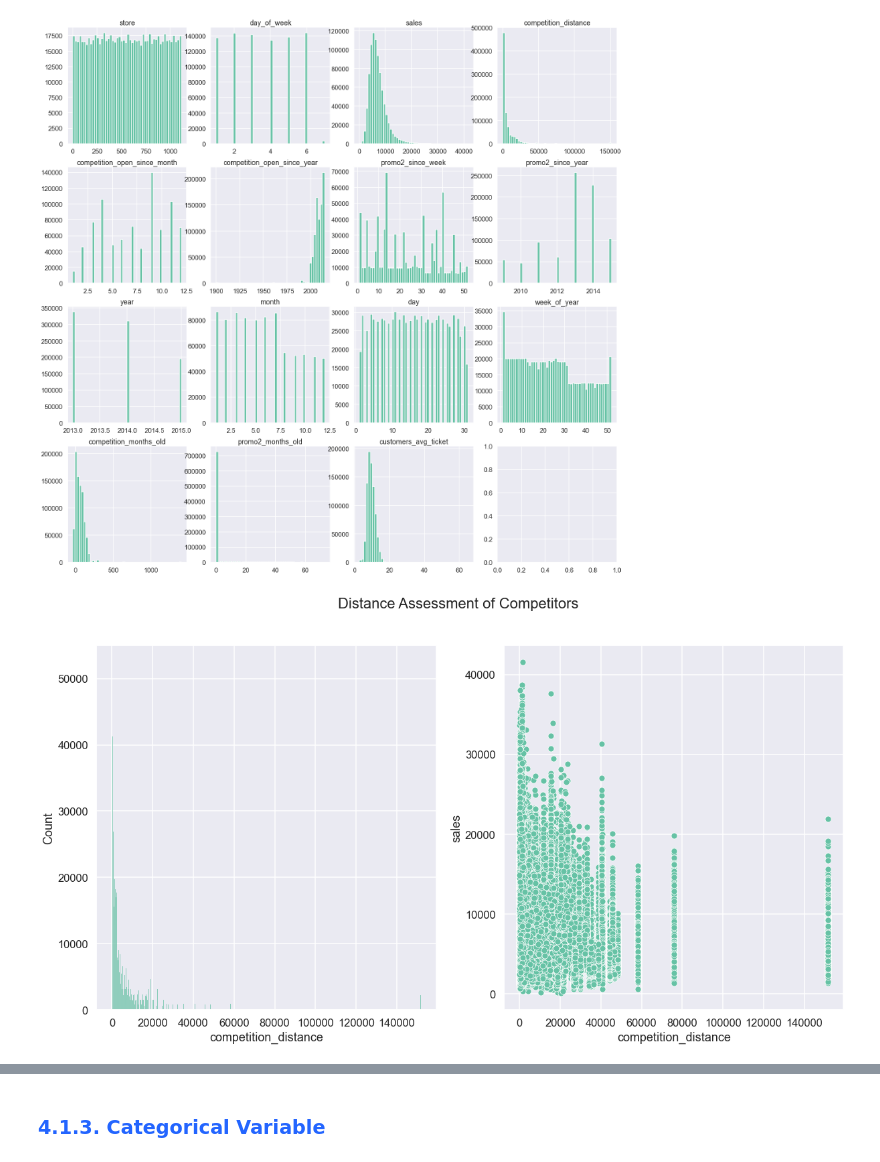
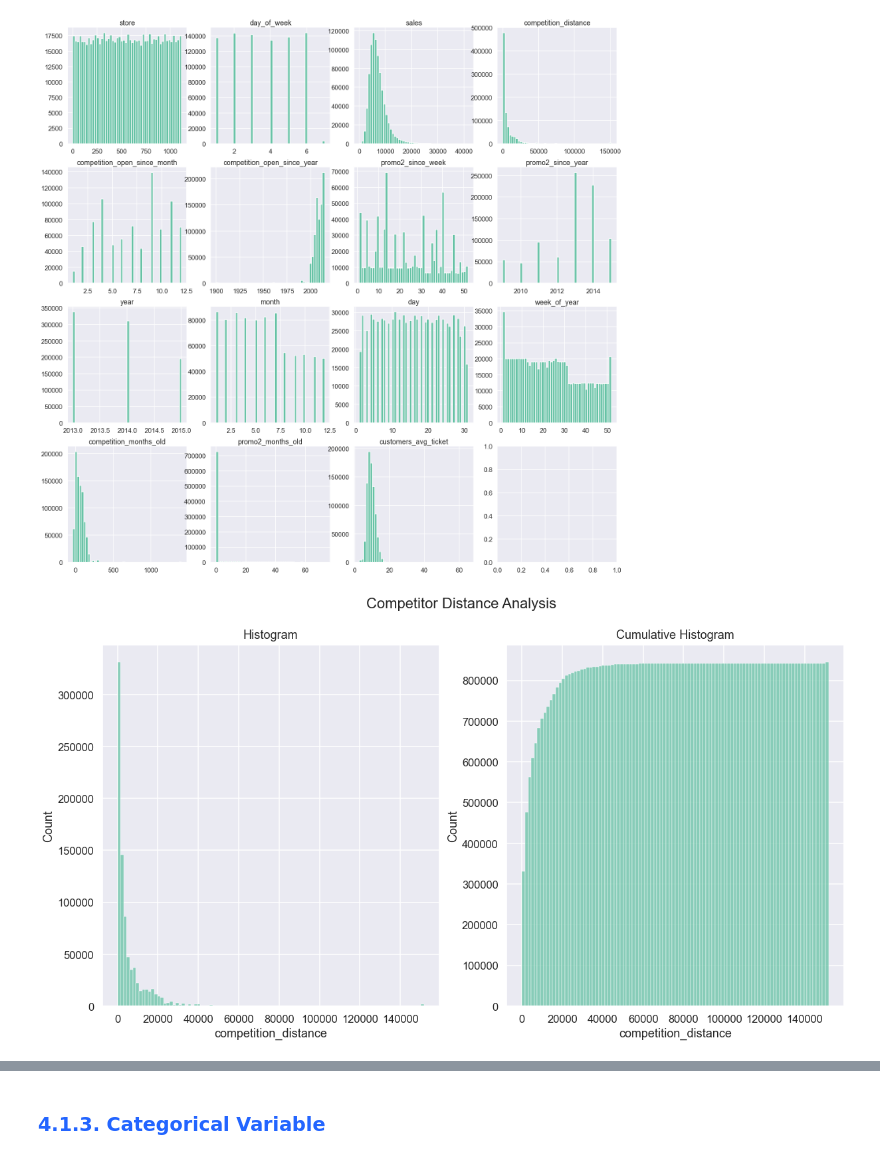
Before and after one commit to douglascpsouza/store_sales_prediction, a Jupyter notebook: notebooks/stg04_eda.ipynb, the cells around one changed output, grey strips where cells are left out. Saved outputs shown, nothing was run; the diff lists cells and outputs as text; code cells hidden in the pictures.

```diff
--- a/notebooks/stg04_eda.ipynb
+++ b/notebooks/stg04_eda.ipynb
@@ -581,21 +582,24 @@ for i in range(4):
 fig;
 # %% [output]
 [figure]
-# %%
-# competition_distance
-
-plt.figure(figsize=(20,10))
-plt.suptitle('Distance Assessment of Competitors', fontsize=22)
-
-plt.subplot(1, 2, 1)
-sns.histplot(data=df4, x='competition_distance')
-
-plt.subplot(1, 2, 2)
-sns.scatterplot(data=df4, x='competition_distance', y='sales')
-
-plt.show()
-# %% [output]
-[figure, removed]
+# %%
+# competition_distance
+
+plt.figure(figsize=(20,10))
+plt.suptitle('Competitor Distance Analysis', fontsize=22)
+
+plt.subplot(1, 2, 1)
+ax1 = sns.histplot(data=df4, x='competition_distance', bins=100)
+ax1.set_title("Histogram", fontsize=18, pad=10)
+
+# cumulative counts as bins increase.
+plt.subplot(1, 2, 2)
+ax2 = sns.histplot(data=df4, x='competition_distance', bins=100, cumulative=True)
+ax2.set_title("Cumulative Histogram", fontsize=18, pad=10)
+
+plt.show()
+# %% [output]
+[figure, added]
 # %%
 # competition_open_since_year -- competition_months_old
 
```
Also changed, not shown: parts of 15 cells of this notebook.
